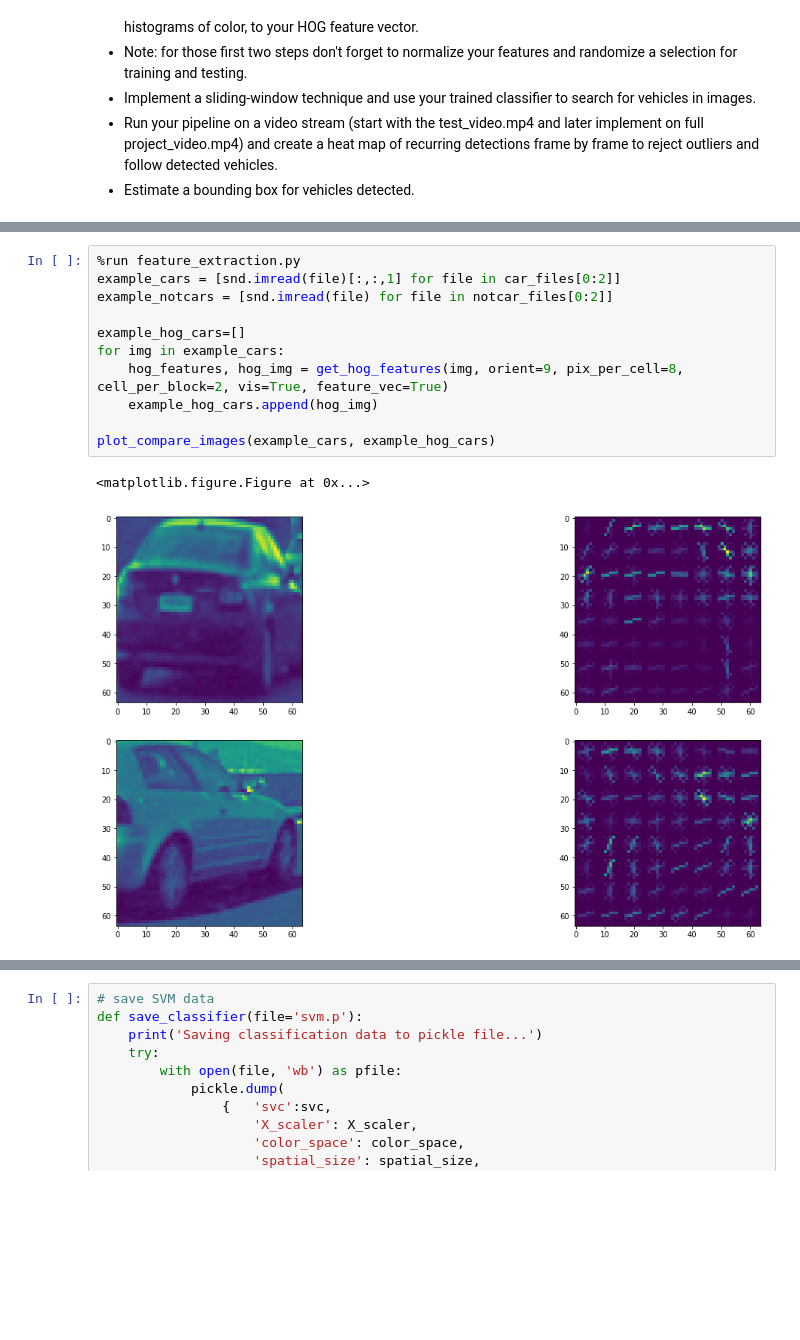
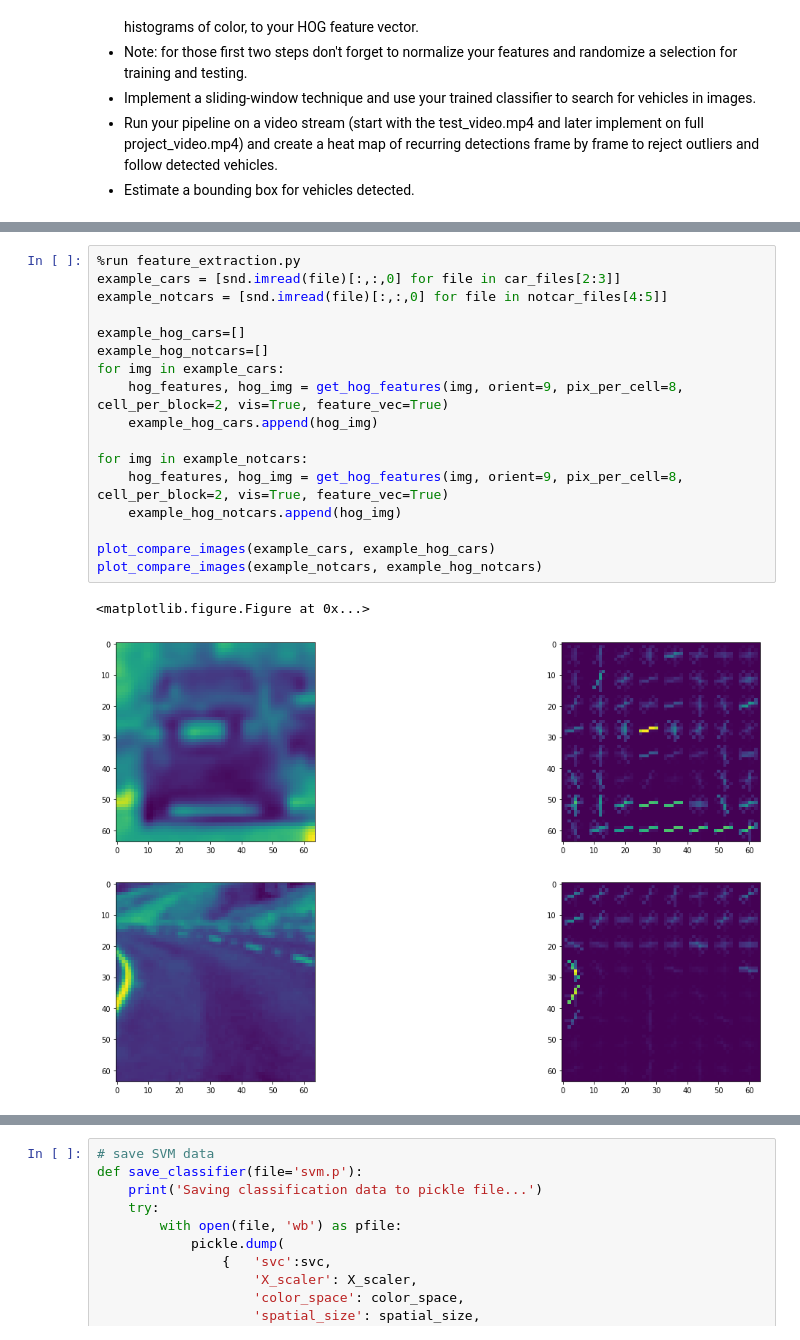
Before and after one commit to jocmom/CarND-Vehicle-Detection, a Jupyter notebook: P5.ipynb, the cells around one changed output, grey strips where cells are left out. Drawn from its saved outputs; the diff is of its cells as text; blank space fills up the shorter version.

```diff
--- a/P5.ipynb
+++ b/P5.ipynb
@@ -55,17 +56,24 @@ Number of non-car files:  8968
 # %%
 %run feature_extraction.py
-example_cars = [snd.imread(file)[:,:,1] for file in car_files[0:2]]
-example_notcars = [snd.imread(file) for file in notcar_files[0:2]]
+example_cars = [snd.imread(file)[:,:,0] for file in car_files[2:3]]
+example_notcars = [snd.imread(file)[:,:,0] for file in notcar_files[4:5]]
 
 example_hog_cars=[]
+example_hog_notcars=[]
 for img in example_cars:
     hog_features, hog_img = get_hog_features(img, orient=9, pix_per_cell=8, cell_per_block=2, vis=True, feature_vec=True)
     example_hog_cars.append(hog_img)
 
+for img in example_notcars:
+    hog_features, hog_img = get_hog_features(img, orient=9, pix_per_cell=8, cell_per_block=2, vis=True, feature_vec=True)
+    example_hog_notcars.append(hog_img)
+
 plot_compare_images(example_cars, example_hog_cars)
+plot_compare_images(example_notcars, example_hog_notcars)
 # %% [output]
 <matplotlib.figure.Figure at 0x...>
-[figure, old version]
+[figure, new version]
+[figure, added]
 # %%
 %run feature_extraction.py
 # Reduce the sample size because
```
Also changed, not shown: parts of 10 cells of this notebook, 2 other files.
